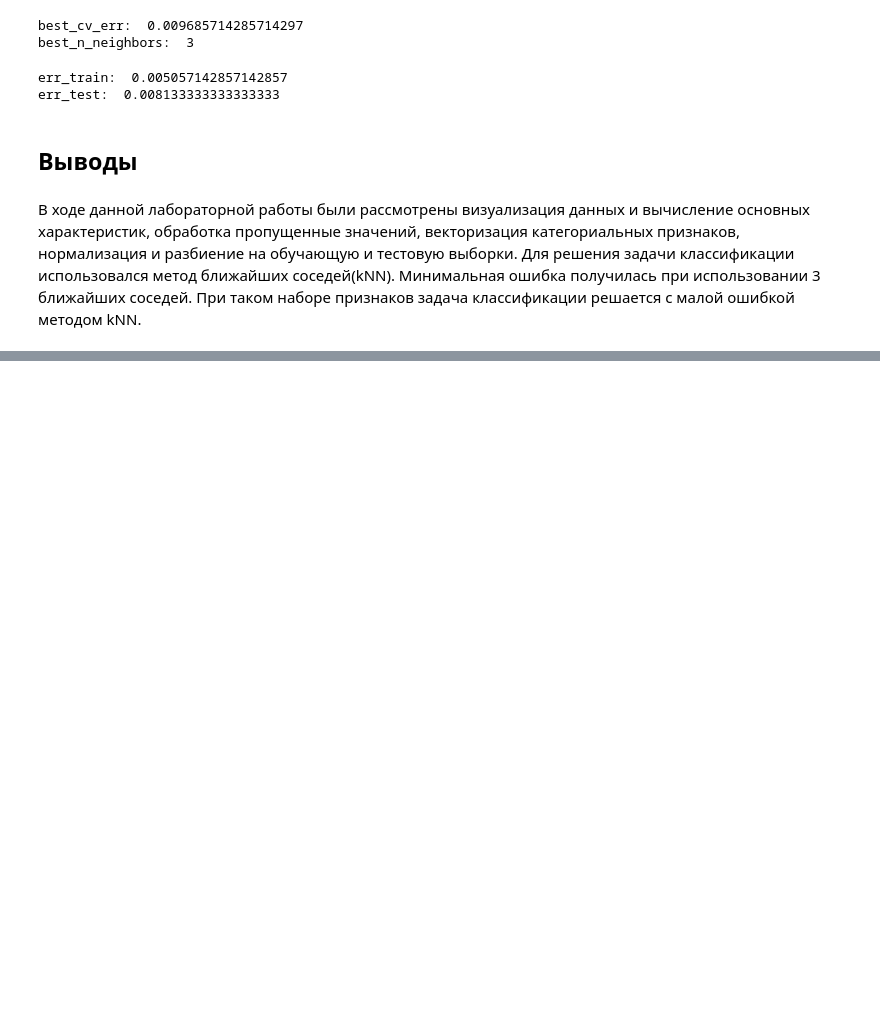
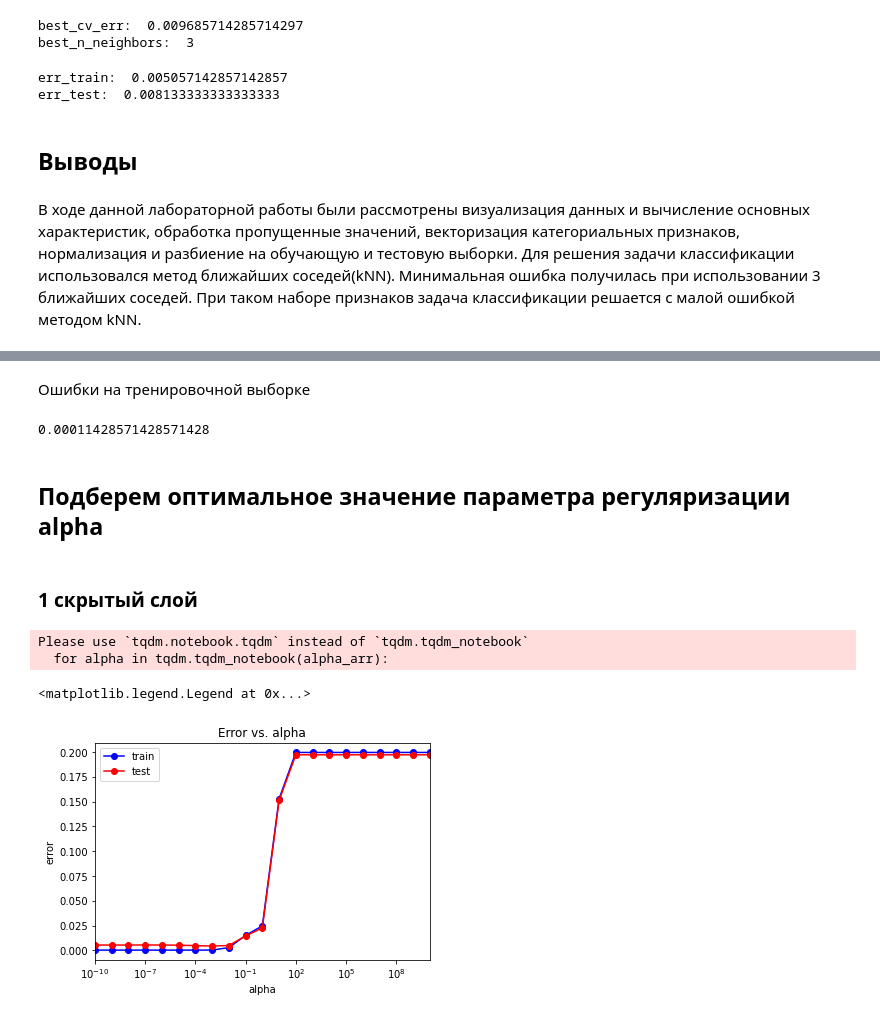
Before and after one commit to katsum25/Machine_Learning, a Jupyter notebook: dz1.ipynb, the cells around one changed output, grey strips where cells are left out. Cells and saved outputs as stored; diff of their text form; code cells hidden in the pictures; blank space fills up the shorter version.

```diff
--- a/dz1.ipynb
+++ b/dz1.ipynb
@@ -548,0 +563,3 @@ err_test:  0.008133333333333333
+# %%
+%%time
+mlp_model.fit(X_train, y_train)
@@ -548,0 +596,4 @@ err_test:  0.008133333333333333
+# %%
+y_train_pred = mlp_model.predict(X_train)
+err_train  = np.mean(y_train  != y_train_pred)
+err_train
@@ -548,0 +614,3 @@ err_test:  0.008133333333333333
+# %%
+%%time
+mlp_model.fit(X_train, y_train)
@@ -548,0 +645,53 @@ err_test:  0.008133333333333333
+# %% [markdown]
+Ошибки на тренировочной выборке
+# %%
+y_train_predict = mlp_model.predict(X_train)
+err_train  = np.mean(y_train  != y_train_predict)
+err_train
+# %% [output]
+0.00011428571428571428
+# %% [markdown]
+## Подберем оптимальное значение параметра регуляризации alpha
+# %% [markdown]
+### 1 скрытый слой
+# %%
+from sklearn.metrics import accuracy_score
+import tqdm
+alpha_arr = np.logspace(-10, 10, 21)
+test_err = []
+train_err = []
+train_acc = []
+test_acc = []
+
+for alpha in tqdm.tqdm_notebook(alpha_arr):
+    mlp_model = MLPClassifier(alpha=alpha,
+                              hidden_layer_sizes = (50,),
+                              solver = 'adam',
+                              activation = 'logistic',
+                              max_iter=2000,
+                              random_state = 42,
+                              #verbose=1,
+                              tol=1e-4)
+    mlp_model.fit(X_train, y_train)
+
+    y_train_pred = mlp_model.predict(X_train)
+    y_test_pred = mlp_model.predict(X_test)
+
+    train_err.append(np.mean(y_train != y_train_pred))
+    test_err.append(np.mean(y_test != y_test_pred))
+    train_acc.append(accuracy_score(y_train, y_train_pred))
+    test_acc.append(accuracy_score(y_test, y_test_pred))
+# %% [output]
+Please use `tqdm.notebook.tqdm` instead of `tqdm.tqdm_notebook`
+  for alpha in tqdm.tqdm_notebook(alpha_arr):
+# %%
+plt.semilogx(alpha_arr, train_err, 'b-o', label = 'train')
+plt.semilogx(alpha_arr, test_err, 'r-o', label = 'test')
+plt.xlim([np.min(alpha_arr), np.max(alpha_arr)])
+plt.title('Error vs. alpha')
+plt.xlabel('alpha')
+plt.ylabel('error')
+plt.legend()
+# %% [output]
+<matplotlib.legend.Legend at 0x...>
+[figure, added]
```
Also changed, not shown: parts of 42 cells of this notebook.
